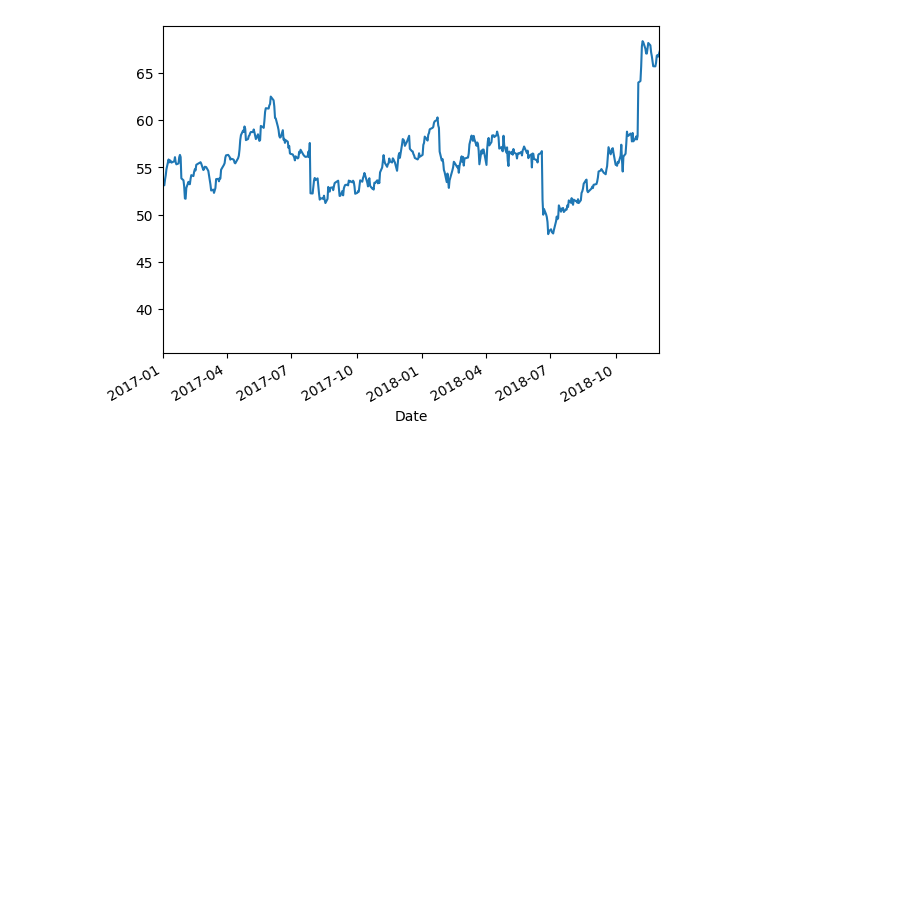
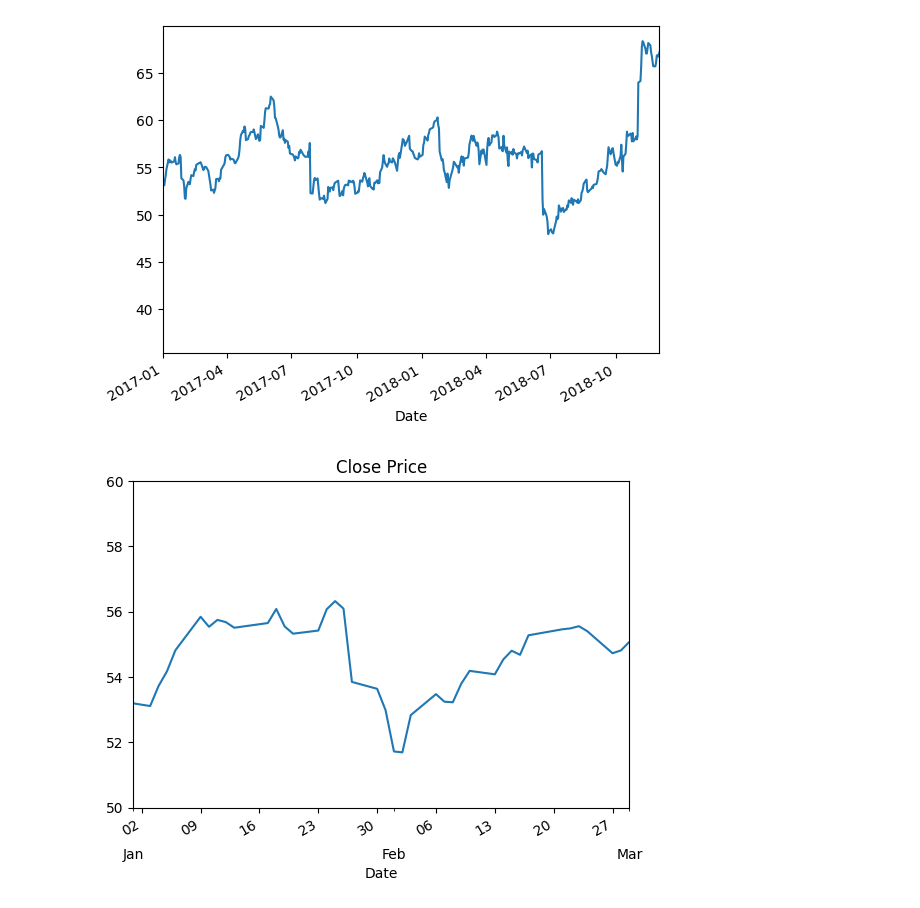
Before and after one commit to Ayush-hm/AI-Toolbox, a Jupyter notebook: Time_Series_Forecasting_using_Python.ipynb, the cells around one changed output. Drawn from its saved outputs; the diff is of its cells as text; code cells hidden in the pictures; blank space fills up the shorter version.

Commit message:
Time Series Plots

```diff
--- a/Time_Series_Forecasting_using_Python.ipynb
+++ b/Time_Series_Forecasting_using_Python.ipynb
@@ -1094,0 +1097,9 @@ df['Close'].plot(xlim=['2017-01-01','2018-12-01'])
+# %%
+ax=df['Close'].plot(xlim=['2017-01-01','2017-03-01'],ylim=[50,60])
+ax.set_title('Close Price')
+ax.xaxis.set_major_locator(mdates.WeekdayLocator(byweekday=0))
+ax.xaxis.set_major_formatter(mdates.DateFormatter('%d'))
+ax.xaxis.set_minor_locator(mdates.MonthLocator())
+ax.xaxis.set_minor_formatter(mdates.DateFormatter('\n\n%b'))
+# %% [output]
+[figure, added]
```
Also changed, not shown: parts of 3 cells of this notebook.
